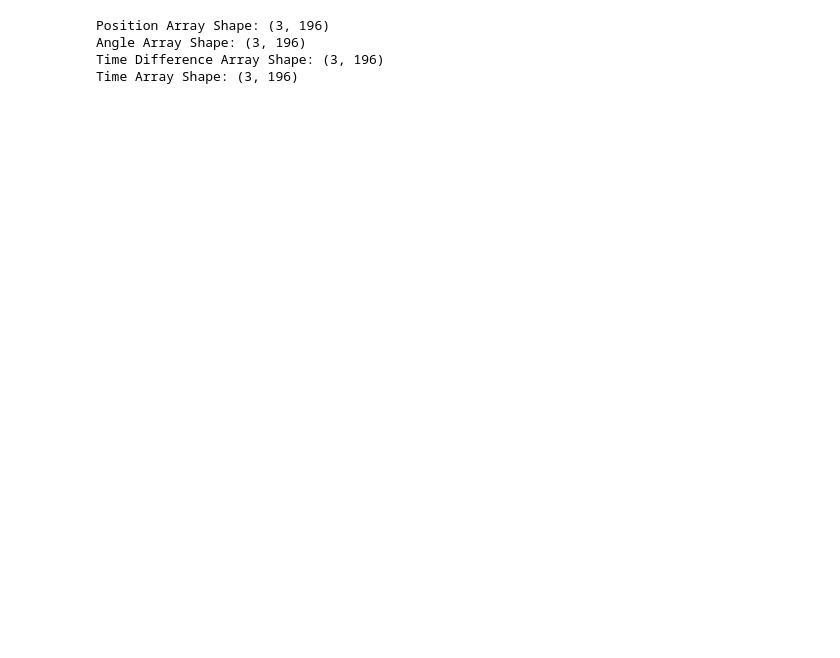
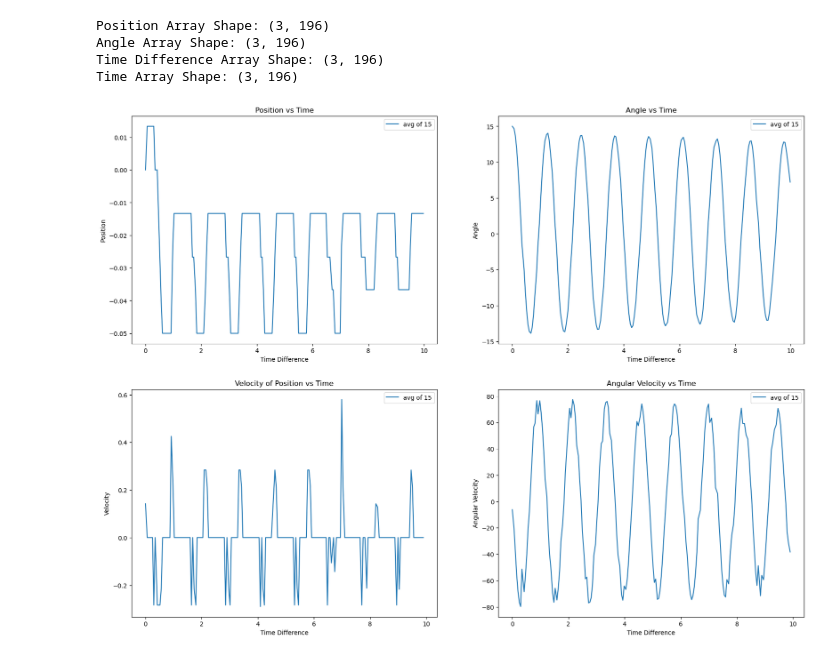
Before and after one commit to Rizo11/Spring22_Theoretical_Mechanics, a Jupyter notebook: big_hw2/plot.ipynb, the cells around one changed output. Drawn from its saved outputs; the diff is of its cells as text; code cells hidden in the pictures; blank space fills up the shorter version.

Commit message:
data vis

```diff
--- a/big_hw2/plot.ipynb
+++ b/big_hw2/plot.ipynb
@@ -2,6 +2,8 @@
 import csv
 import matplotlib.pyplot as plt
 import numpy as np
+TESTS = 3
+ANGLES = [15, 45, 135]
 # %%
 def read_csv_to_arrays(filename):
     time_diff = []
@@ -19,39 +84,76 @@ def read_csv_to_arrays(filename):
+# %%
+def avegare(array):
+    # Calculate average along the first axis
+    average_array = np.mean(array, axis=0)
+
+    # Reshape the result to have shape (1, 196)
+    average_array = average_array.reshape(1, -1)
+
+    return average_array
 # %%
-import numpy as np
 
-# Initialize empty arrays to store data
-position = []
-angle = []
-time_diff = []
-time = []
+for ang in ANGLES:
 
-# Iterate over the CSV files
-for j in range(3):
-    # Read data from CSV file
-    t, p, a = read_csv_to_arrays(f'test{j+1}_15.csv')
+    # Initialize empty arrays to store data
+    position = []
+    angle = []
+    time_diff = []
+    time = []
 
-    # Append data to respective lists
-    time_diff.append(t)
-    position.append(p)
-    angle.append(a)
+    # Iterate over the CSV files
+    for j in range(TESTS):
 
-    temp_time = [0]
-    for i in range(1, len(t)):
-        temp_time.append(temp_time[i-1] + t[i])
-    time.append(temp_time)
+        file_name = f'./clean/test{j+1}_{ang}.csv'
 
-# Convert lists to numpy arrays
-time_diff = np.array(time_diff)
-position = np.array(position)
-angle = np.array(angle)
-time = np.array(time)
+        # Read data from CSV file
+        t, p, a = read_csv_to_arrays(file_name)
 
-print("Position Array Shape:", position.shape)
-print("Angle Array Shape:", angle.shape)
-print("Time Difference Array Shape:", time_diff.shape)
-print("Time Array Shape:", time.shape)
+        # Append data to respective lists
+        time_diff.append(t)
+        position.append(p)
+        angle.append(a)
+
+        temp_time = [0]
+        for i in range(1, len(t)):
+            temp_time.append(temp_time[i-1] + t[i])
+        time.append(temp_time)
+
+    # Convert lists to numpy arrays
+    time_diff = np.array(time_diff)
+    position = np.array(position)
+    angle = np.array(angle)
+    time = np.array(time)
+
+    print("Position Array Shape:", position.shape)
+    print("Angle Array Shape:", angle.shape)
+    print("Time Difference Array Shape:", time_diff.shape)
+    print("Time Array Shape:", time.shape)
+
+
+    angular_velocity = []
+    velocity = []
+
+    for j in range(TESTS):
+        angular_velocity.append(calculate_angular_velocity(angle[j], time_diff[j]))
+        velocity.append(calculate_velocity(position[j], time_diff[j]))
+
+    angular_velocity = np.array(angular_velocity)
+    velocity = np.array(velocity)
+
+    avg_time = avegare(time)
+    avg_position = avegare(position)
+    avg_angle = avegare(angle)
+    avg_velocity = avegare(velocity)
+    avg_angular_velocity = avegare(angular_velocity)
+
+
+
+
+
+    plot_data(avg_time, avg_position, avg_angle, avg_velocity, avg_angular_velocity, leg=f'avg of {ang}')
 # %% [output]
 Position Array Shape: (3, 196)
 Angle Array Shape: (3, 196)
 Time Difference Array Shape: (3, 196)
 Time Array Shape: (3, 196)
+[figure, added]
```
Also changed, not shown: parts of 5 cells of this notebook, 22 other files.
